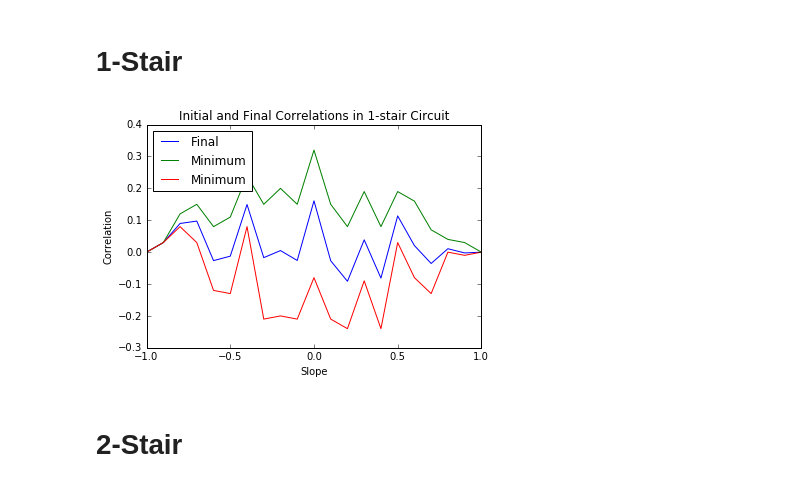
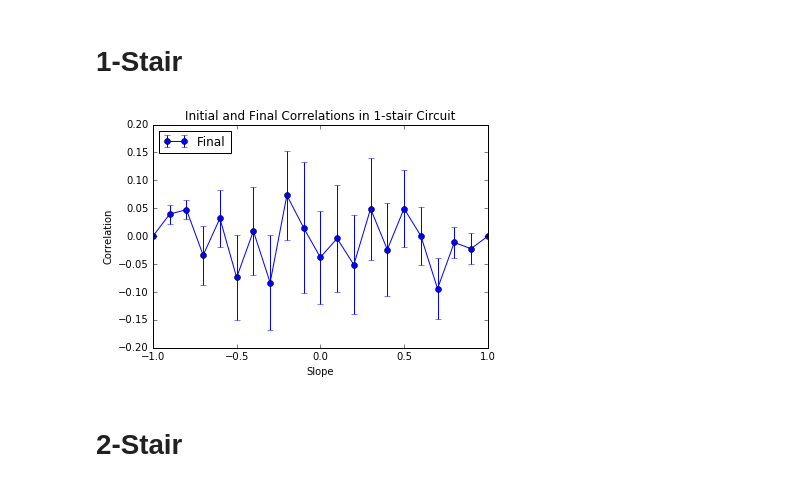
Before and after one commit to cnstahl/Asymmetric, a Jupyter notebook: python/Correlation.ipynb, the cells around one changed output. Cells and saved outputs as stored; diff of their text form; code cells hidden in the pictures.

```diff
--- a/python/Correlation.ipynb
+++ b/python/Correlation.ipynb
@@ -26,7 +26,3 @@ def get_correlator(S):
     for i in range(1, N-1):
         Cij += (S[i] - S[i-1]) * (S[i+1] - S[i])
     return Cij/(N-1)
-# %%
-S = reset_S(100, -.8)
-print(S)
-get_correlator(S) - (.8)**2
@@ -43,34 +30,35 @@ get_correlator(S) - (.8)**2
 # 1-Stair
 # %%
 N = 101
-Steps = 10
+init = 400
 n = 1
+steps  = 100
 trials = 100
 Nms = 21
-finalCors   = np.zeros((trials*Steps, Nms))
+finalCors1   = np.zeros((trials, Nms))
 ms = np.linspace(-1, 1, Nms)
 
 for i in range(Nms):
     S = reset_S(N, ms[i])
-    for j in range(Steps):
+    for j in range(init):
         S = stair_update_S(S, n)
     for j in range(trials):
-        for k in range(Steps):
+        for k in range(steps):
             S = stair_update_S(S, n)
-            finalCors[j*Steps + k, i] = get_correlator(S) - ms[i]**2
+        finalCors1[j, i] = get_correlator(S) - ms[i]**2
 # %%
 # Correlations
-plt.plot(ms, np.mean(finalCors, axis=0), label="Final")
-plt.plot(ms, finalCors.max(axis=0), label="Minimum")
-plt.plot(ms, finalCors.min(axis=0), label="Minimum")
+plt.errorbar(ms, np.mean(finalCors1, axis=0), yerr=np.std(finalCors1, axis=0), label="Final", fmt='-o')
+# plt.plot(ms, finalCors1.max(axis=0), label="Minimum")
+# plt.plot(ms, finalCors1.min(axis=0), label="Minimum")
 # plt.plot(ms[ind], initialCors[ind], label="Initial")
 plt.legend(loc=2)
 plt.xlabel("Slope")
 plt.ylabel("Correlation")
 plt.title("Initial and Final Correlations in 1-stair Circuit")
 # plt.savefig("../figures/correlations/1stairCorrel.pdf")
 plt.show()
 # %% [output]
-[figure, old version]
+[figure, new version]
 # %% [markdown]
 # 2-Stair
```
Also changed, not shown: parts of 7 cells of this notebook, 1 other file.
